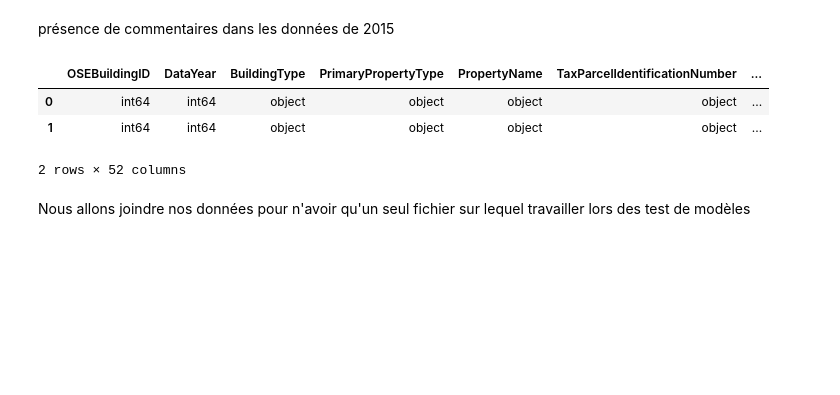
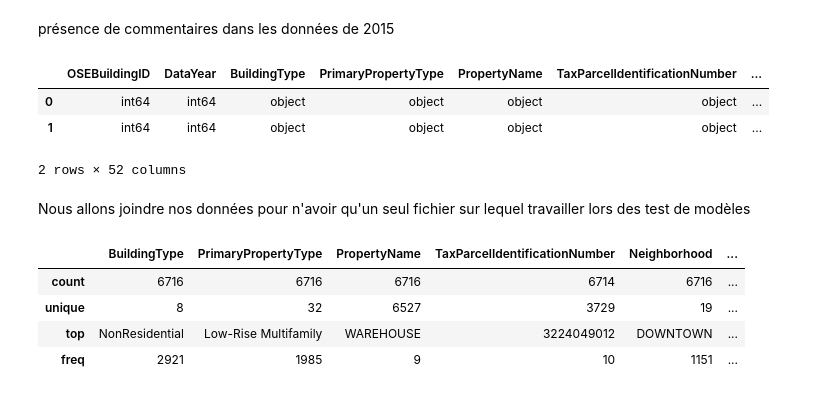
Before and after one commit to l4nc3l0t/P4, a Jupyter notebook: Pélec_01_notebook.ipynb, the cells around one changed output. Saved outputs shown, nothing was run; the diff lists cells and outputs as text; code cells hidden in the pictures; blank space fills up the shorter version.

```diff
--- a/Pélec_01_notebook.ipynb
+++ b/Pélec_01_notebook.ipynb
@@ -172,3 +173,12 @@ BEB2015[['Latitude', 'Longitude',
  sur lequel travailler lors des test de modèles
 # %%
 BEBFull = BEB2015.merge(BEB2016, how="outer")
+# %%
+StatsCat = BEBFull.describe(exclude='number')
+StatsCat
+# %% [output]
+|  | BuildingType | PrimaryPropertyType | PropertyName | TaxParcelIdentificationNumber | Neighborhood | ... |
+| count | 6716 | 6716 | 6716 | 6714 | 6716 | ... |
+| unique | 8 | 32 | 6527 | 3729 | 19 | ... |
+| top | NonResidential | Low-Rise Multifamily | WAREHOUSE | 3224049012 | DOWNTOWN | ... |
+| freq | 2921 | 1985 | 9 | 10 | 1151 | ... |
```
Also changed, not shown: parts of 12 cells of this notebook, 1 other file.
